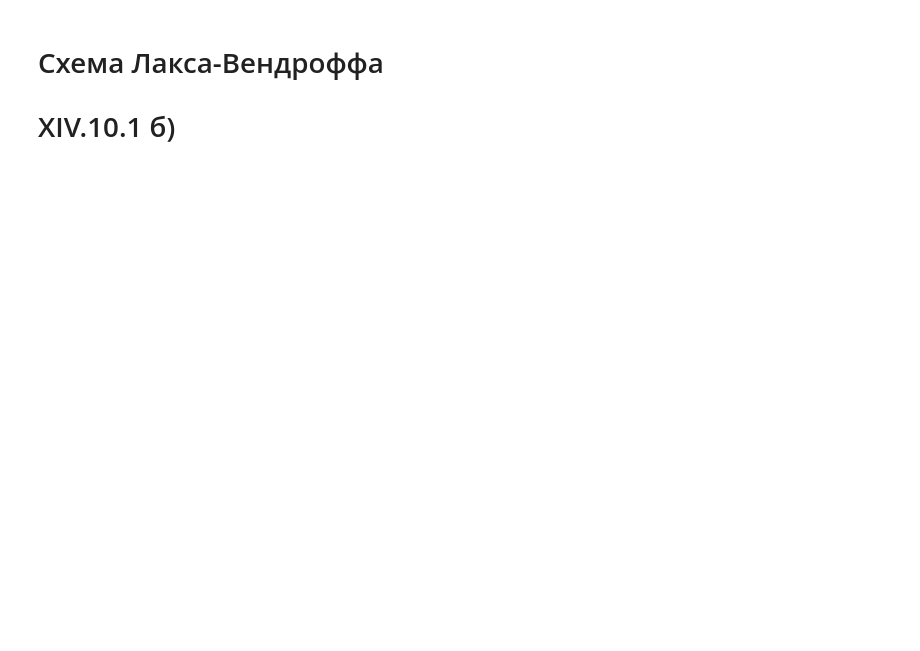
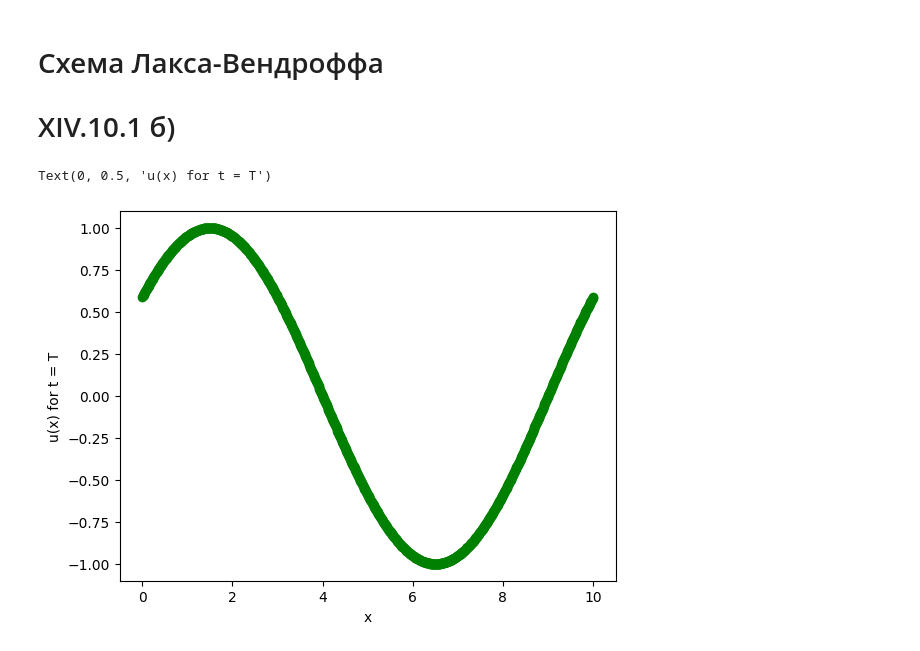
Before and after one commit to sardaryandavid/numeric_calculation, a Jupyter notebook: Lux_Wendroff/Lux_Wendroff.ipynb, the cells around one changed output. Drawn from its saved outputs; the diff is of its cells as text; code cells hidden in the pictures; blank space fills up the shorter version.

```diff
--- a/Lux_Wendroff/Lux_Wendroff.ipynb
+++ b/Lux_Wendroff/Lux_Wendroff.ipynb
@@ -79,3 +108,29 @@ Text(0, 0.5, 'u(x) for t = T')
 # %% [markdown]
 # Схема Лакса-Вендроффа
 # XIV.10.1 б)
+# %%
+def Lux_Wendroff(y, k_num, Nt, Nx):
+    for n in range(1, Nt + 1):
+        for m in range(1, Nx):
+            y[n][m] = k_num * (k_num - 1) * y[n - 1][m + 1] * 1 / 2 + (1 - k_num ** 2) * y[n - 1][m] + k_num * (k_num + 1) * y[n - 1][m - 1] * 1 / 2
+        y[n][0] = k_num * (k_num - 1) * y[n - 1][1] * 1 / 2 + (1 - k_num ** 2) * y[n - 1][0] + k_num * (k_num + 1) * y[n - 1][Nx - 1] * 1 / 2
+        y[n][Nx] = k_num * (k_num - 1) * y[n - 1][1] * 1 / 2 + (1 - k_num ** 2) * y[n - 1][Nx] + k_num * (k_num + 1) * y[n - 1][Nx - 1] * 1 / 2
+# %%
+t = 1e-2
+h = 1e-2
+k_num = t / h
+Nx = int (L / h)
+Nt = int (T / t)
+y = np.array([[0.0 for i in range(Nx + 1)] for i in range(Nt + 1)])
+for i in range(0, Nx + 1):
+    y[0][i] = u0(i * h)
+
+Lux_Wendroff(y, k_num, Nt, Nx)
+
+x = np.array([i * h for i in range(0, Nx + 1)])
+plt.plot(x, y[Nt], 'go', linestyle = '--')
+plt.xlabel("x")
+plt.ylabel("u(x) for t = T")
+# %% [output]
+Text(0, 0.5, 'u(x) for t = T')
+[figure, added]
```
Also changed, not shown: parts of 12 cells of this notebook.
